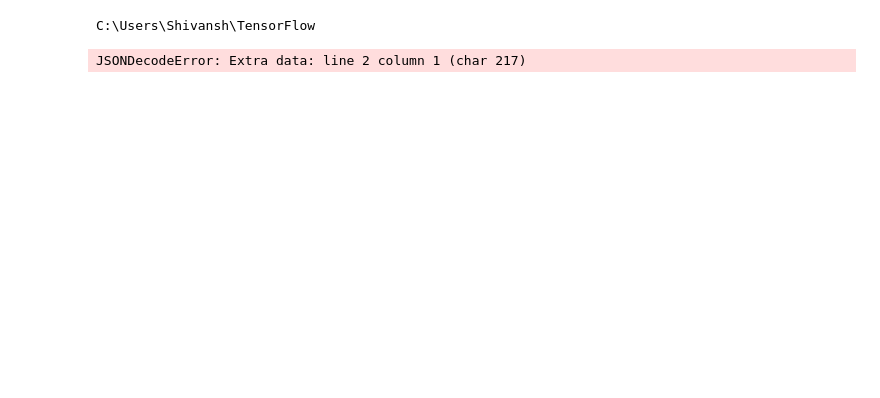
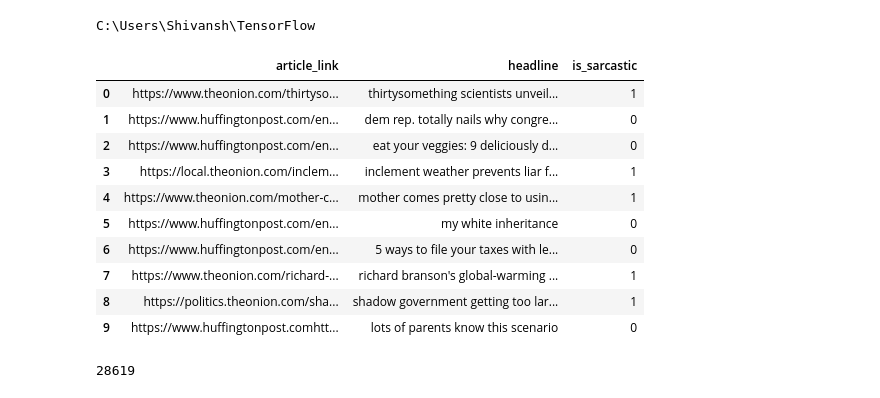
Before and after one commit to shivanshvermaa/TensorFlow, a Jupyter notebook: Sarcasm Detection of Headlines.ipynb, the cells around one changed output. Saved outputs shown, nothing was run; the diff lists cells and outputs as text; code cells hidden in the pictures; blank space fills up the shorter version.

Commit message:
Sarcasm detection in headlines

```diff
--- a/Sarcasm Detection of Headlines.ipynb
+++ b/Sarcasm Detection of Headlines.ipynb
@@ -23,5 +14,16 @@ with open("C:\\Users\\Shivansh\\TensorFlow\\Datasets\\Sarcasm\\Sarcasm_Headlines
-# %%
-with open("C:\\Users\\Shivansh\\TensorFlow\\Datasets\\Sarcasm\\Sarcasm_Headlines_Dataset_cleaned.json",'r') as f:
-    dataset = json.load(f)
-# %% [output]
-JSONDecodeError: Extra data: line 2 column 1 (char 217)
+# %%
+data = pd.read_json(r'C:\Users\Shivansh\TensorFlow\Datasets\Sarcasm_Headlines_Dataset.json',lines = True)
+# %%
+data.head(10)
+# %% [output]
+|  | article_link | headline | is_sarcastic |
+| 0 | https://www.theonion.com/thirtyso... | thirtysomething scientists unveil... | 1 |
+| 1 | https://www.huffingtonpost.com/en... | dem rep. totally nails why congre... | 0 |
+| 2 | https://www.huffingtonpost.com/en... | eat your veggies: 9 deliciously d... | 0 |
+| 3 | https://local.theonion.com/inclem... | inclement weather prevents liar f... | 1 |
+| 4 | https://www.theonion.com/mother-c... | mother comes pretty close to usin... | 1 |
+| 5 | https://www.huffingtonpost.com/en... | my white inheritance | 0 |
+| 6 | https://www.huffingtonpost.com/en... | 5 ways to file your taxes with le... | 0 |
+| 7 | https://www.theonion.com/richard-... | richard branson's global-warming ... | 1 |
+| 8 | https://politics.theonion.com/sha... | shadow government getting too lar... | 1 |
+| 9 | https://www.huffingtonpost.comhtt... | lots of parents know this scenario | 0 |
@@ -27,0 +34,4 @@ JSONDecodeError: Extra data: line 2 column 1 (char 217)
+# %%
+len(articleLinks)
+# %% [output]
+28619
```
Also changed, not shown: parts of 12 cells of this notebook, 6 other files.
